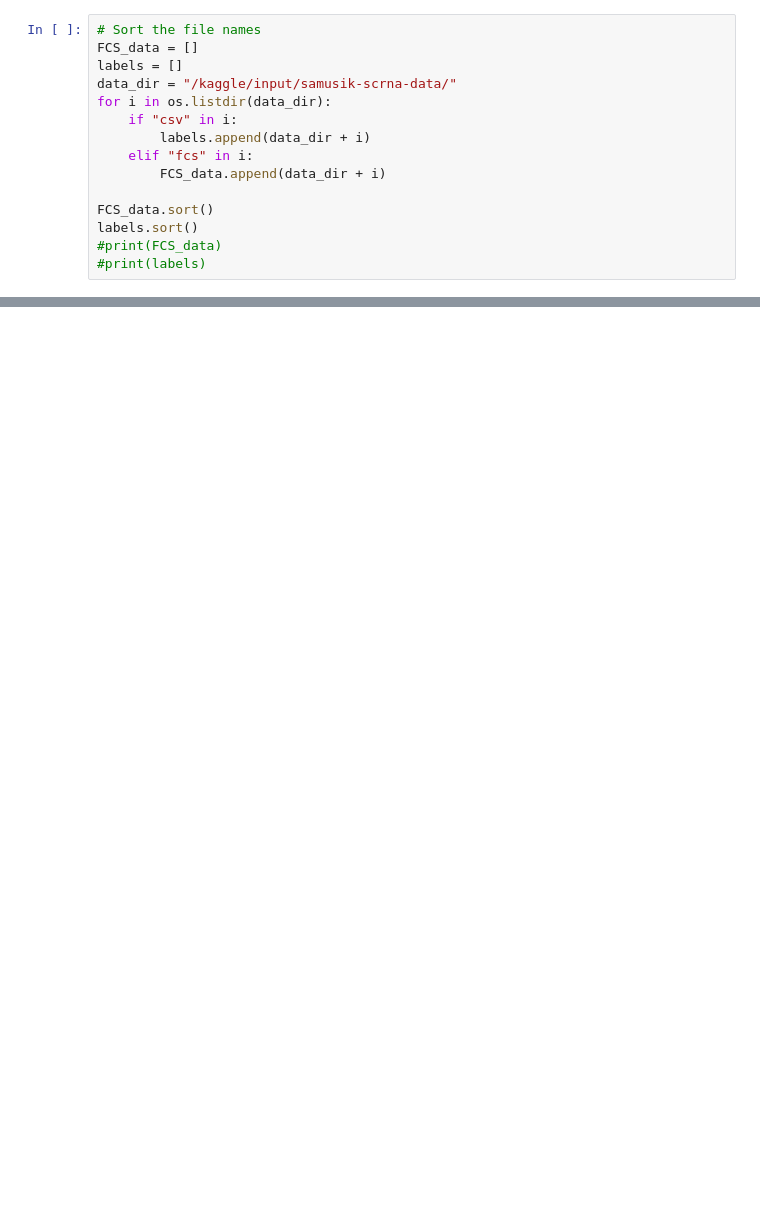
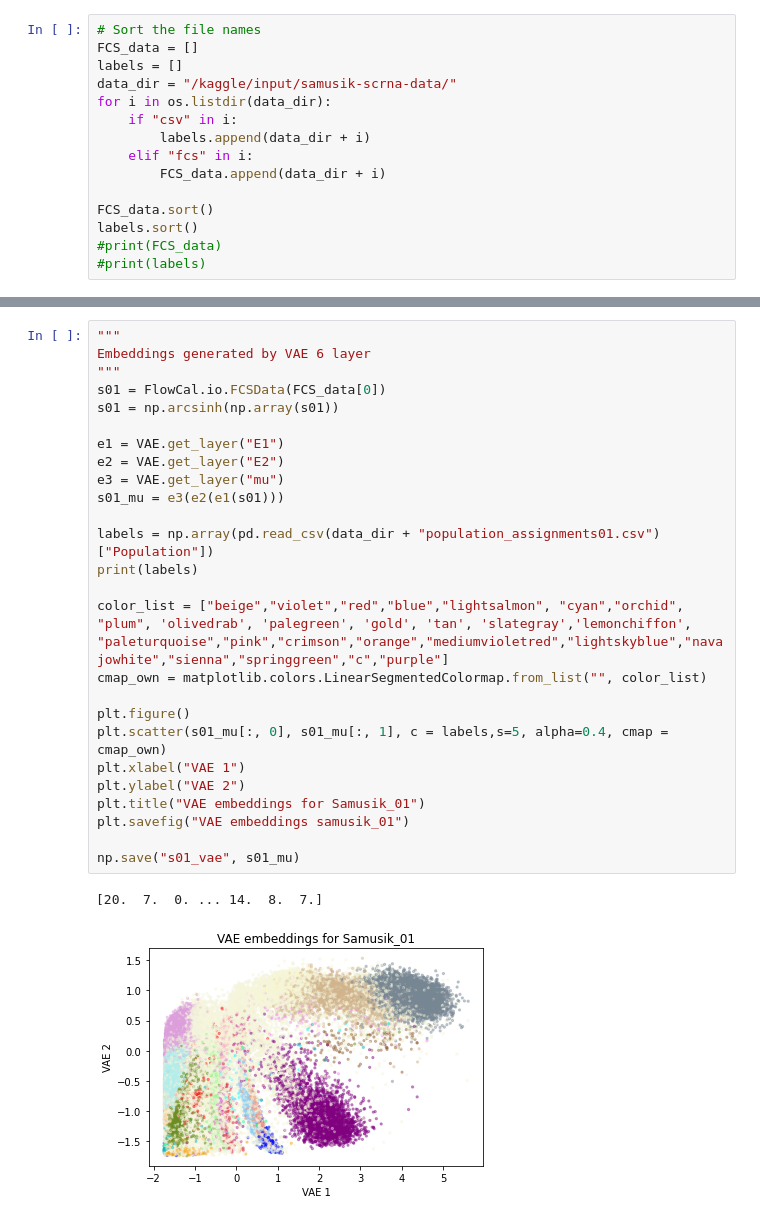
Before and after one commit to robbywaxman/GDAFinalProject, a Jupyter notebook: autoencoders-for-scrna-nonlinear-embeddings.ipynb, the cells around one changed output, grey strips where cells are left out. Drawn from its saved outputs; the diff is of its cells as text; blank space fills up the shorter version.

```diff
--- a/autoencoders-for-scrna-nonlinear-embeddings.ipynb
+++ b/autoencoders-for-scrna-nonlinear-embeddings.ipynb
@@ -346,0 +449,29 @@ Build a variational auto encoder
+# %%
+"""
+Embeddings generated by VAE 6 layer
+"""
+s01 = FlowCal.io.FCSData(FCS_data[0])
+s01 = np.arcsinh(np.array(s01))
+
+e1 = VAE.get_layer("E1")
+e2 = VAE.get_layer("E2")
+e3 = VAE.get_layer("mu")
+s01_mu = e3(e2(e1(s01)))
+
+labels = np.array(pd.read_csv(data_dir + "population_assignments01.csv")["Population"])
+print(labels)
+
+color_list = ["beige","violet","red","blue","lightsalmon", "cyan","orchid", "plum", 'olivedrab', 'palegreen', 'gold', 'tan', 'slategray','lemonchiffon', "paleturquoise","pink","crimson","orange","mediumvioletred","lightskyblue","navajowhite","sienna","springgreen","c","purple"]
+cmap_own = matplotlib.colors.LinearSegmentedColormap.from_list("", color_list)
+
+plt.figure()
+plt.scatter(s01_mu[:, 0], s01_mu[:, 1], c = labels,s=5, alpha=0.4, cmap = cmap_own)
+plt.xlabel("VAE 1")
+plt.ylabel("VAE 2")
+plt.title("VAE embeddings for Samusik_01")
+plt.savefig("VAE embeddings samusik_01")
+
+np.save("s01_vae", s01_mu)
+# %% [output]
+[20.  7.  0. ... 14.  8.  7.]
+[figure, added]
```
Also changed, not shown: parts of 16 cells of this notebook, 11 other files.
